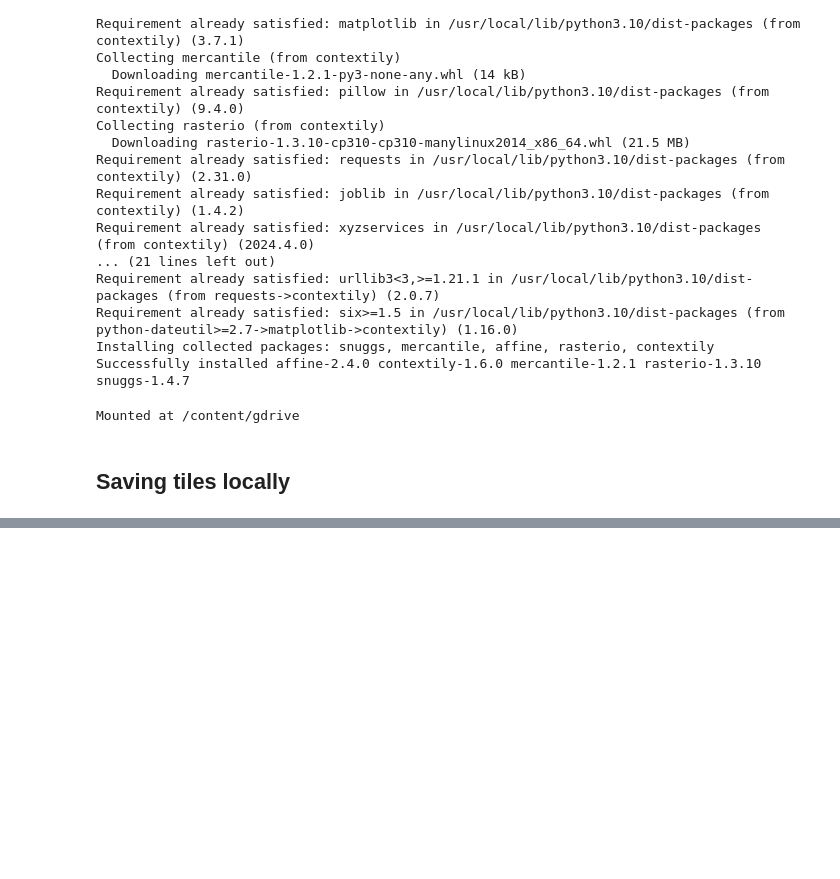
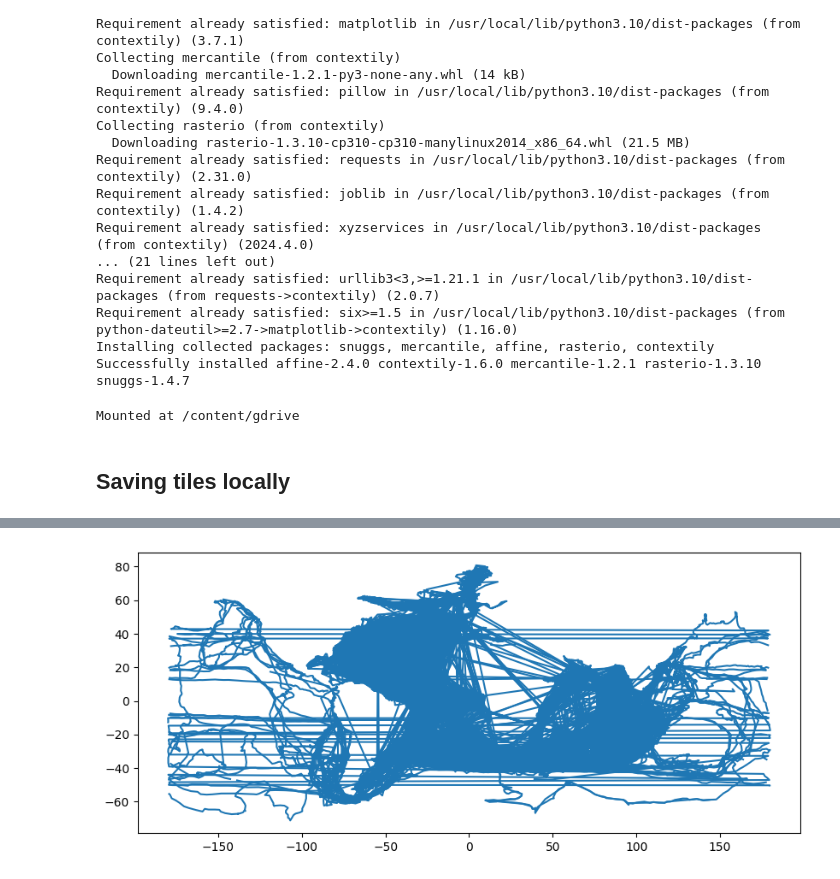
Before and after one commit to PaulToronto/Applied-Geospatial-Data-Science-with-Python---Book, a Jupyter notebook: 2_4_Contextily_Working_With_Local_Files.ipynb, the cells around one changed output, grey strips where cells are left out. Drawn from its saved outputs; the diff is of its cells as text; code cells hidden in the pictures; blank space fills up the shorter version.

```diff
--- a/2_4_Contextily_Working_With_Local_Files.ipynb
+++ b/2_4_Contextily_Working_With_Local_Files.ipynb
@@ -40,0 +47,4 @@ Mounted at /content/gdrive
+# %%
+cliwoc = gpd.read_file('https://ndownloader.figshare.com/files/21940242')
+#cliwoc = gpd.read_file(drive_path + 'cliwoc_routes.gpkg')
+cliwoc
@@ -40,0 +66,4 @@ Mounted at /content/gdrive
+# %%
+cliwoc.plot(figsize=(10, 10));
+# %% [output]
+[figure, added]
```
Also changed, not shown: parts of 4 cells of this notebook.
